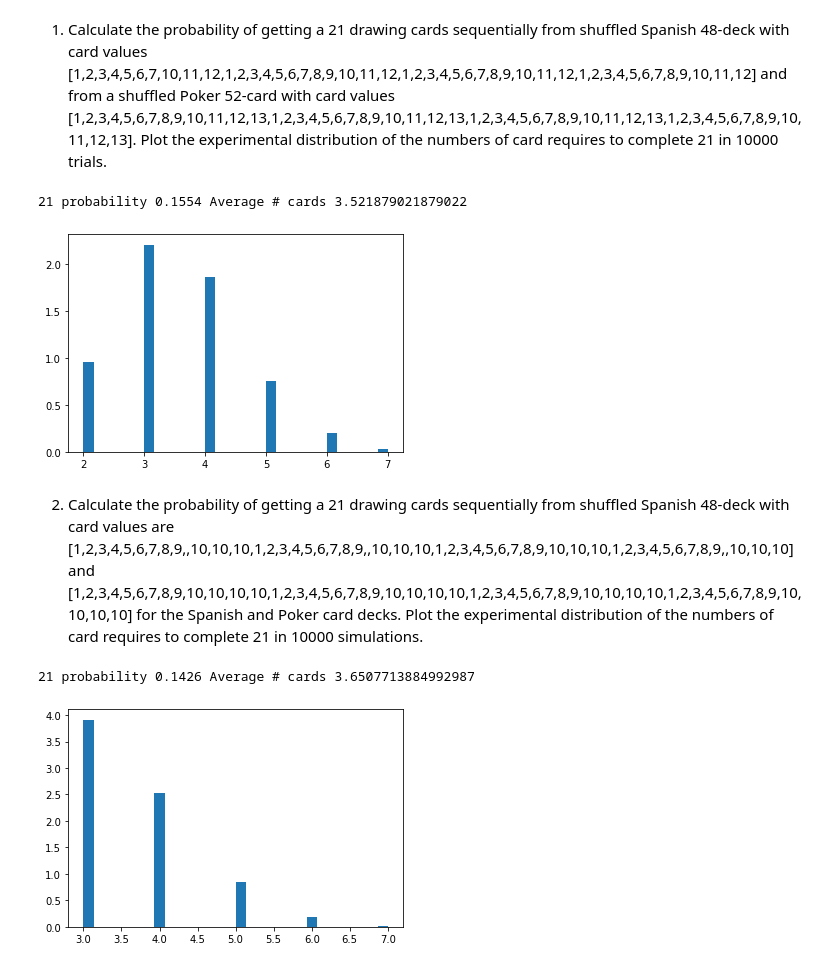
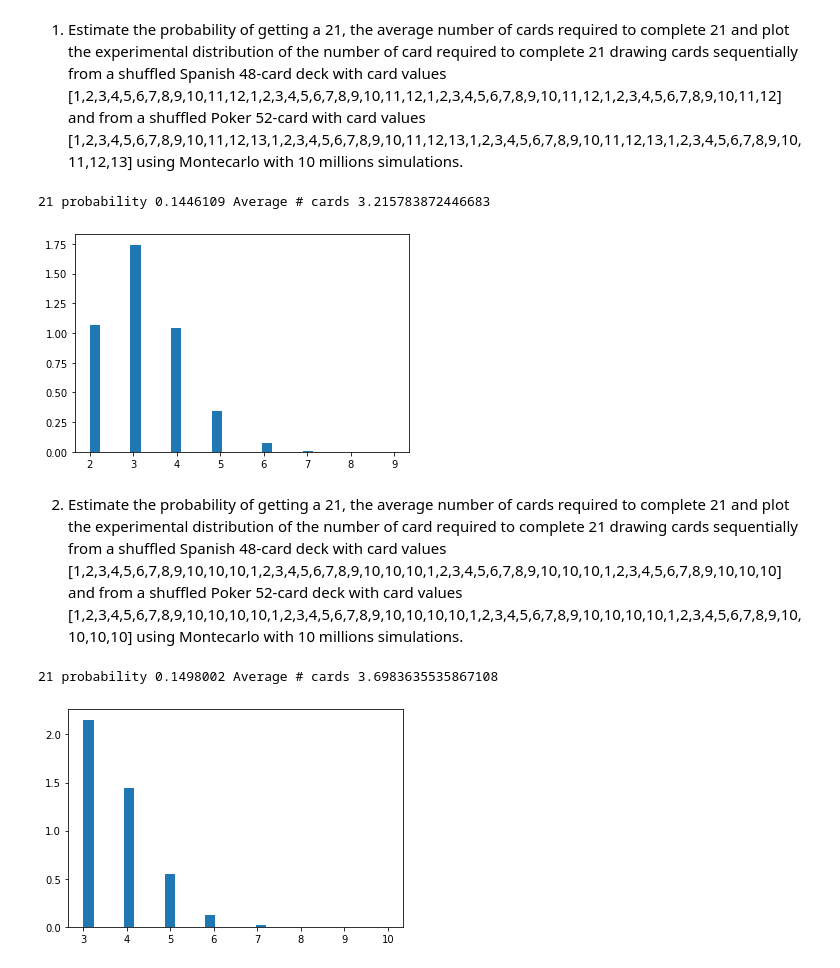
Before and after one commit to tvcastillod/AlgorithmsUN2020II, a Jupyter notebook: 21BlackjackGrClass1StGrooup33.ipynb, the cells around one changed output. Cells and saved outputs as stored; diff of their text form; code cells hidden in the pictures.

```diff
--- a/21BlackjackGrClass1StGrooup33.ipynb
+++ b/21BlackjackGrClass1StGrooup33.ipynb
@@ -1,38 +1,39 @@
 # %% [markdown]
-1. Calculate the probability of getting a 21 drawing cards sequentially from shuffled Spanish 48-deck with card values [1,2,3,4,5,6,7,10,11,12,1,2,3,4,5,6,7,8,9,10,11,12,1,2,3,4,5,6,7,8,9,10,11,12,1,2,3,4,5,6,7,8,9,10,11,12] and from a shuffled Poker 52-card with card values [1,2,3,4,5,6,7,8,9,10,11,12,13,1,2,3,4,5,6,7,8,9,10,11,12,13,1,2,3,4,5,6,7,8,9,10,11,12,13,1,2,3,4,5,6,7,8,9,10,11,12,13]. Plot the experimental distribution of the numbers of card requires to complete 21 in 10000 trials.
+1. Estimate the probability of getting a 21, the average number of cards required to complete 21 and plot the experimental distribution of the number of card required to complete 21 drawing cards sequentially from a shuffled Spanish 48-card deck with card values [1,2,3,4,5,6,7,8,9,10,11,12,1,2,3,4,5,6,7,8,9,10,11,12,1,2,3,4,5,6,7,8,9,10,11,12,1,2,3,4,5,6,7,8,9,10,11,12] and from a shuffled Poker 52-card with card values [1,2,3,4,5,6,7,8,9,10,11,12,13,1,2,3,4,5,6,7,8,9,10,11,12,13,1,2,3,4,5,6,7,8,9,10,11,12,13,1,2,3,4,5,6,7,8,9,10,11,12,13] using Montecarlo with 10 millions simulations.
 # %%
 import random
 import matplotlib.pyplot as plt
 
-n=10000
+n=10000000
 count = 0
 avnc = 0
 nc21=[]
 for i in range(n):
-  spanishDeck = [1,2,3,4,5,6,7,10,11,12,1,2,3,4,5,6,7,8,9,10,11,12,1,2,3,4,5,6,7,8,9,10,11,12,1,2,3,4,5,6,7,8,9,10,11,12]
+  spanishDeck = [1,2,3,4,5,6,7,8,9,10,11,12,1,2,3,4,5,6,7,8,9,10,11,12,1,2,3,4,5,6,7,8,9,10,11,12,1,2,3,4,5,6,7,8,9,10,11,12]
   pokerDeck = [1,2,3,4,5,6,7,8,9,10,11,12,13,1,2,3,4,5,6,7,8,9,10,11,12,13,1,2,3,4,5,6,7,8,9,10,11,12,13,1,2,3,4,5,6,7,8,9,10,11,12,13]
   my_cards = []
   nc =0
-  deck=spanishDeck
+  deck=pokerDeck
   while(sum(my_cards)<21):
       card = random.choice(deck)
       my_cards.append(card)
       deck.remove(card)
       nc=nc+1
   if (sum(my_cards)==21):
       count=count+1
       avnc = avnc+nc
       nc21.append(nc)
+
 print("21 probability", count/n,"Average # cards", avnc/count )
 plt.hist(nc21,density=True,bins=30)
 plt.show()
 # %% [output]
-21 probability 0.1554 Average # cards 3.521879021879022
+21 probability 0.1446109 Average # cards 3.215783872446683
-[figure, old version]
+[figure, new version]
 # %% [markdown]
-2. Calculate the probability of getting a 21 drawing cards sequentially from shuffled Spanish 48-deck with card values are [1,2,3,4,5,6,7,8,9,,10,10,10,1,2,3,4,5,6,7,8,9,,10,10,10,1,2,3,4,5,6,7,8,9,10,10,10,1,2,3,4,5,6,7,8,9,,10,10,10] and [1,2,3,4,5,6,7,8,9,10,10,10,10,1,2,3,4,5,6,7,8,9,10,10,10,10,1,2,3,4,5,6,7,8,9,10,10,10,10,1,2,3,4,5,6,7,8,9,10,10,10,10] for the Spanish and Poker card decks. Plot the experimental distribution of the numbers of card requires to complete 21 in 10000 simulations.
+2. Estimate the probability of getting a 21, the average number of cards required to complete 21 and plot the experimental distribution of the number of card required to complete 21 drawing cards sequentially from a shuffled Spanish 48-card deck with card values [1,2,3,4,5,6,7,8,9,10,10,10,1,2,3,4,5,6,7,8,9,10,10,10,1,2,3,4,5,6,7,8,9,10,10,10,1,2,3,4,5,6,7,8,9,10,10,10] and from a shuffled Poker 52-card deck with card values [1,2,3,4,5,6,7,8,9,10,10,10,10,1,2,3,4,5,6,7,8,9,10,10,10,10,1,2,3,4,5,6,7,8,9,10,10,10,10,1,2,3,4,5,6,7,8,9,10,10,10,10] using Montecarlo with 10 millions simulations.
 # %%
-n=10000
+n=10000000
 count = 0
 avnc = 0
 nc21=[]
@@ -55,5 +56,5 @@ print("21 probability", count/n,"Average # cards", avnc/count )
 plt.hist(nc21,density=True,bins=30)
 plt.show()
 # %% [output]
-21 probability 0.1426 Average # cards 3.6507713884992987
+21 probability 0.1498002 Average # cards 3.6983635535867108
-[figure, old version]
+[figure, new version]
```
Also changed, not shown: parts of 20 cells of this notebook.
